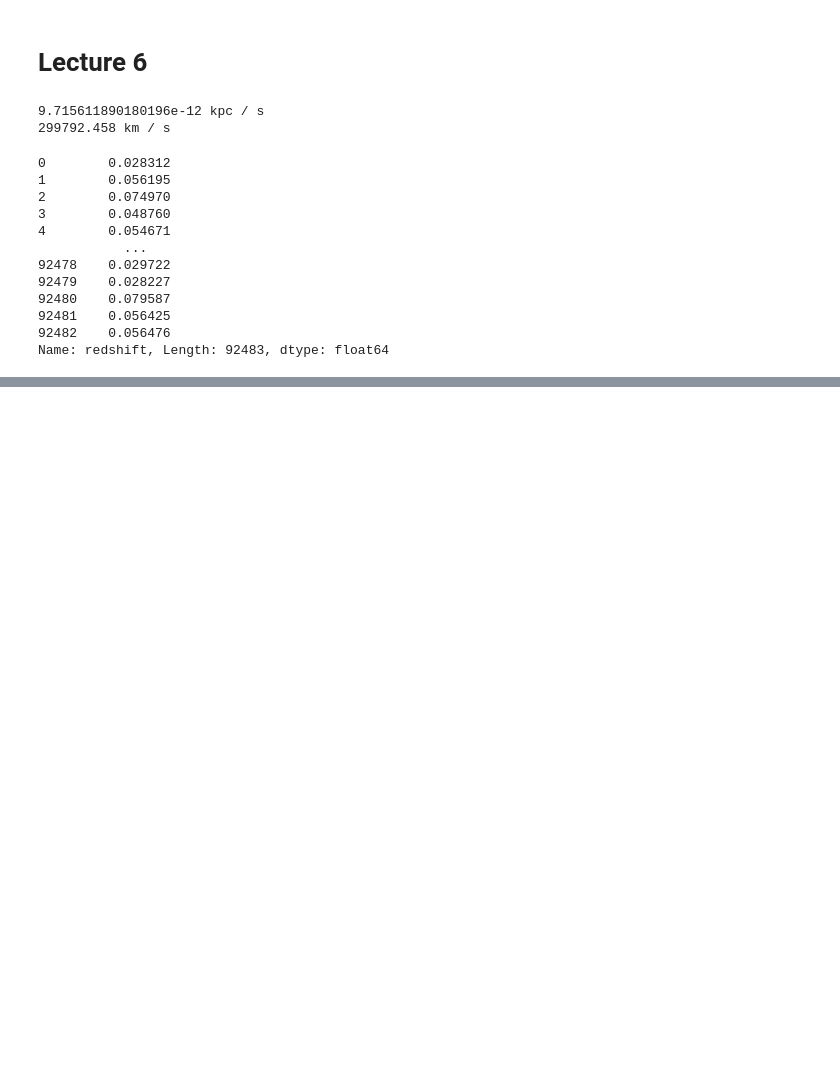
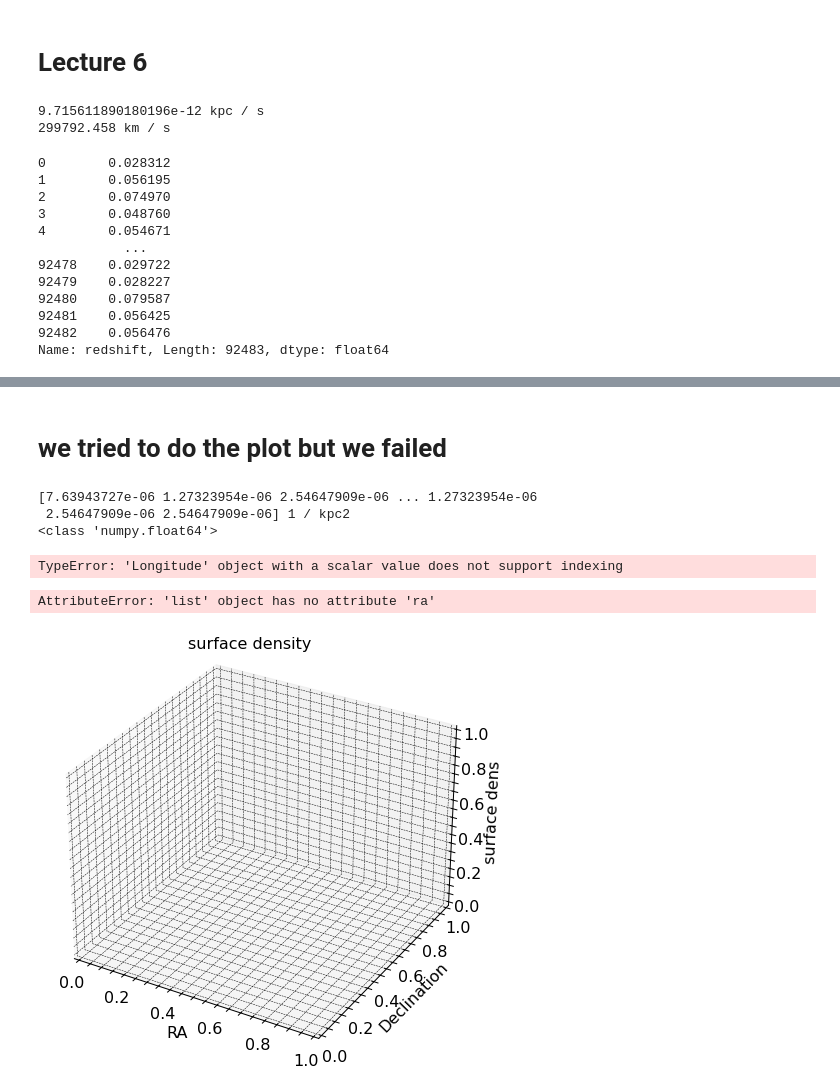
Before and after one commit to M-Bianchi/Laboratory_of_Data_Analysis, a Jupyter notebook: MainActivity/Lecture5.ipynb, the cells around one changed output, grey strips where cells are left out. Cells and saved outputs as stored; diff of their text form; code cells hidden in the pictures; blank space fills up the shorter version.

```diff
--- a/MainActivity/Lecture5.ipynb
+++ b/MainActivity/Lecture5.ipynb
@@ -314,3 +314,39 @@ Name: redshift, Length: 92483, dtype: bool
+# %% [markdown]
+# we tried to do the plot but we failed
+# %%
+print(surface_density)
+#surface_density_abs = surface_density * u.kpc**2
+surface_density_abs = np.asarray(surface_density_abs)
+surface_density_abs = np.array([surface_density_abs[i] for i in range(len(surface_density_abs))])
+print(type(surface_density_abs[0]))
+
+central_gal_coords_abs = np.zeros((len(central_gal_coords), 2))
+
+for i in range(len(central_gal_coords_abs)):
+    for j in range(2):
+        central_gal_coords_abs[i][j] = central_gal_coords[i][j]
+
+print(central_gal_coords_abs)
+# %% [output]
+[7.63943727e-06 1.27323954e-06 2.54647909e-06 ... 1.27323954e-06
+ 2.54647909e-06 2.54647909e-06] 1 / kpc2
+<class 'numpy.float64'>
+TypeError: 'Longitude' object with a scalar value does not support indexing
+# %%
+#print(n_galaxies_cyl, surface_density)
+
+
+fig = plt.figure(figsize = (8,8))
+ax = fig.add_subplot(projection = '3d')
+fig.suptitle("surface density ", fontsize='16', y=0.87)
+ax.set_xlabel('RA')
+ax.set_ylabel('Declination')
+ax.set_zlabel('surface dens')
+ax.scatter(central_gal_coords[:].ra, central_gal_coords[:].dec , surface_density_abs , color = 'deepskyblue')
+plt.show()
+# %% [output]
+AttributeError: 'list' object has no attribute 'ra'
+[figure, added]
 # %%
 NEIcoords = SkyCoord(ra=data['ra']*u.deg, dec=data['dec']*u.deg)
 
```
Also changed, not shown: parts of 5 cells of this notebook.
